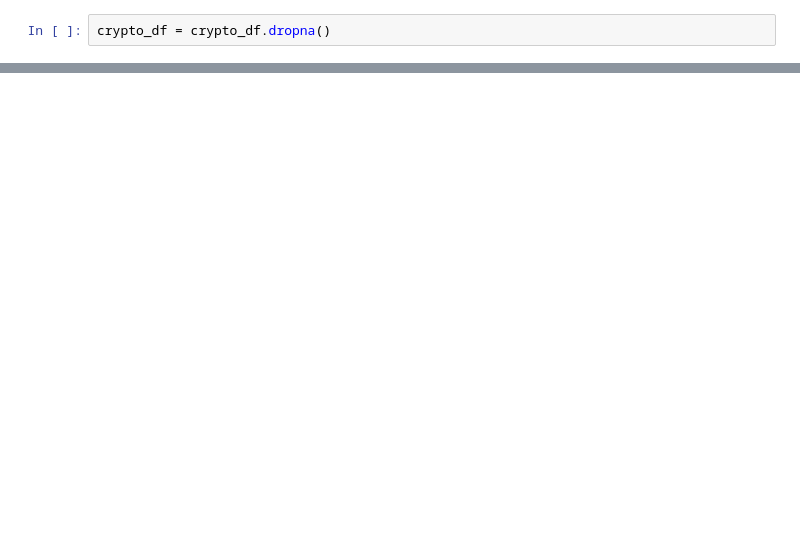
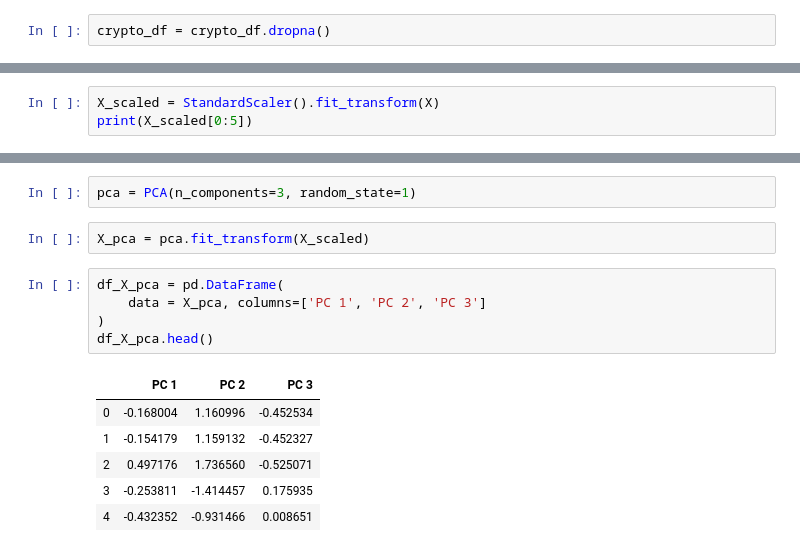
Before and after one commit to chanhodchang/Cryptocurrencies, a Jupyter notebook: Crypto_Data.ipynb, the cells around one changed output, grey strips where cells are left out. Drawn from its saved outputs; the diff is of its cells as text; blank space fills up the shorter version.

Commit message:
reduced data dimensions using PCA.

```diff
--- a/Crypto_Data.ipynb
+++ b/Crypto_Data.ipynb
@@ -107,0 +115,3 @@ X.head()
+# %%
+X_scaled = StandardScaler().fit_transform(X)
+print(X_scaled[0:5])
@@ -107,0 +136,16 @@ X.head()
+# %%
+pca = PCA(n_components=3, random_state=1)
+# %%
+X_pca = pca.fit_transform(X_scaled)
+# %%
+df_X_pca = pd.DataFrame(
+    data = X_pca, columns=['PC 1', 'PC 2', 'PC 3']
+)
+df_X_pca.head()
+# %% [output]
+|  | PC 1 | PC 2 | PC 3 |
+| 0 | -0.168004 | 1.160996 | -0.452534 |
+| 1 | -0.154179 | 1.159132 | -0.452327 |
+| 2 | 0.497176 | 1.736560 | -0.525071 |
+| 3 | -0.253811 | -1.414457 | 0.175935 |
+| 4 | -0.432352 | -0.931466 | 0.008651 |
```
Also changed, not shown: parts of 11 cells of this notebook.
